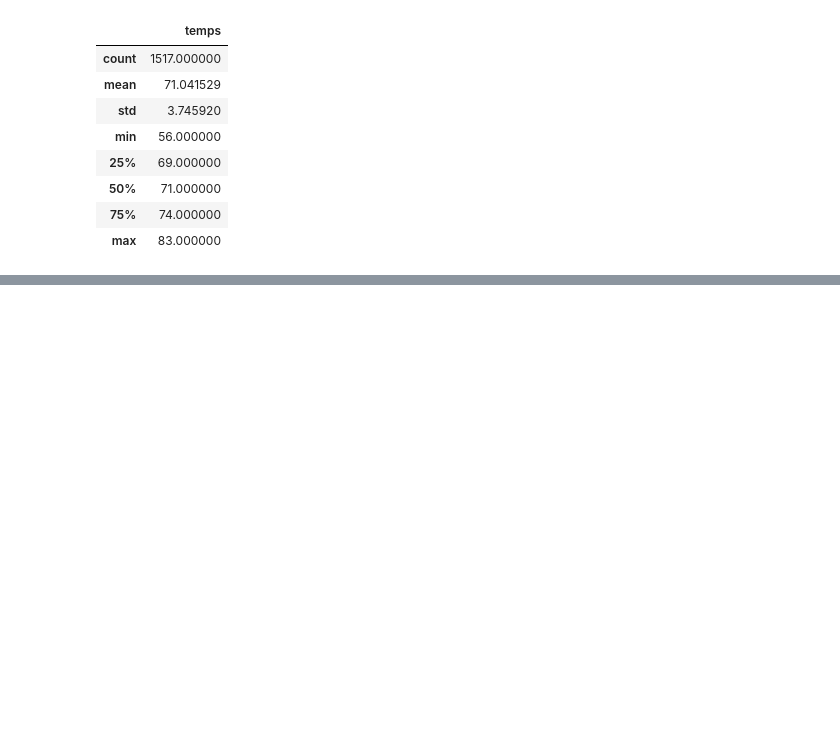
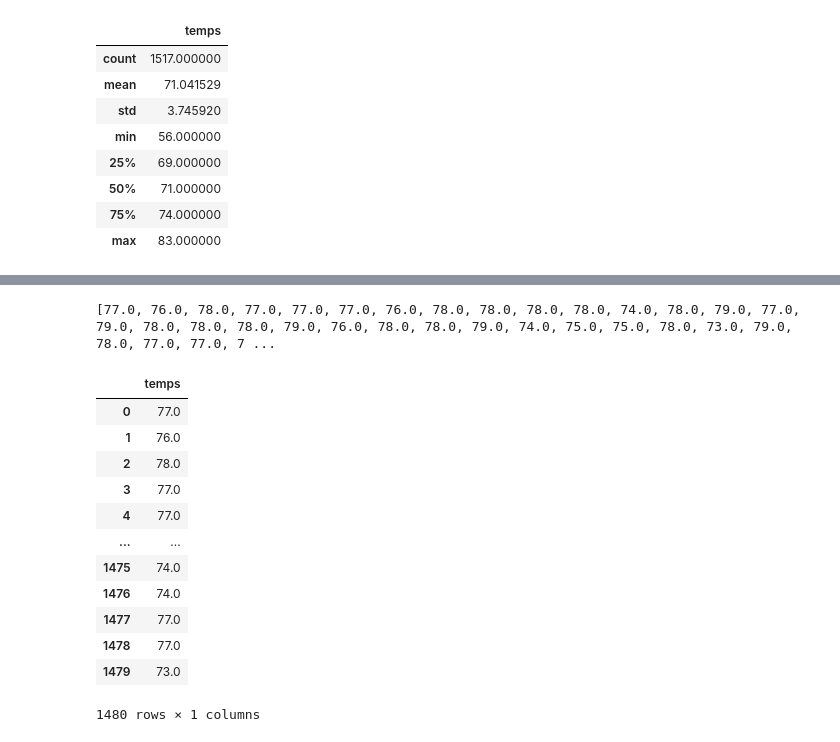
Before and after one commit to weihaolun/surfs_up, a Jupyter notebook: SurfsUp_Challenge.ipynb, the cells around one changed output, grey strips where cells are left out. Saved outputs shown, nothing was run; the diff lists cells and outputs as text; code cells hidden in the pictures; blank space fills up the shorter version.

```diff
--- a/SurfsUp_Challenge.ipynb
+++ b/SurfsUp_Challenge.ipynb
@@ -111,0 +154,27 @@ december_df.describe()
+# %%
+# 2.1 Write a query that filters the Measurement table to retrieve the temperatures for the month of March.
+september_temps = session.query(Measurement).filter(extract('month', Measurement.date) == 9)
+# %%
+# 2.2 Convert the December temperatures to a list.
+september_temps_list = [temp.tobs for temp in september_temps]
+print(september_temps_list)
+# %% [output]
+[77.0, 76.0, 78.0, 77.0, 77.0, 77.0, 76.0, 78.0, 78.0, 78.0, 78.0, 74.0, 78.0, 79.0, 77.0, 79.0, 78.0, 78.0, 78.0, 79.0, 76.0, 78.0, 78.0, 79.0, 74.0, 75.0, 75.0, 78.0, 73.0, 79.0, 78.0, 77.0, 77.0, 7 ...
+# %%
+# 2.3 Create a DataFrame from the list of temperatures for the month of December.
+september_df = pd.DataFrame(september_temps_list, columns=["temps"])
+september_df
+# %% [output]
+|  | temps |
+| 0 | 77.0 |
+| 1 | 76.0 |
+| 2 | 78.0 |
+| 3 | 77.0 |
+| 4 | 77.0 |
+| ... | ... |
+| 1475 | 74.0 |
+| 1476 | 74.0 |
+| 1477 | 77.0 |
+| 1478 | 77.0 |
+| 1479 | 73.0 |
+1480 rows × 1 columns
```
Also changed, not shown: parts of 6 cells of this notebook.
